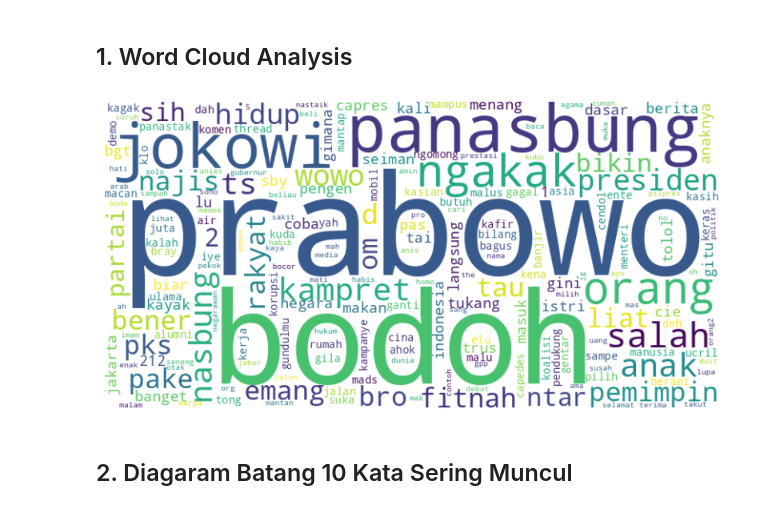
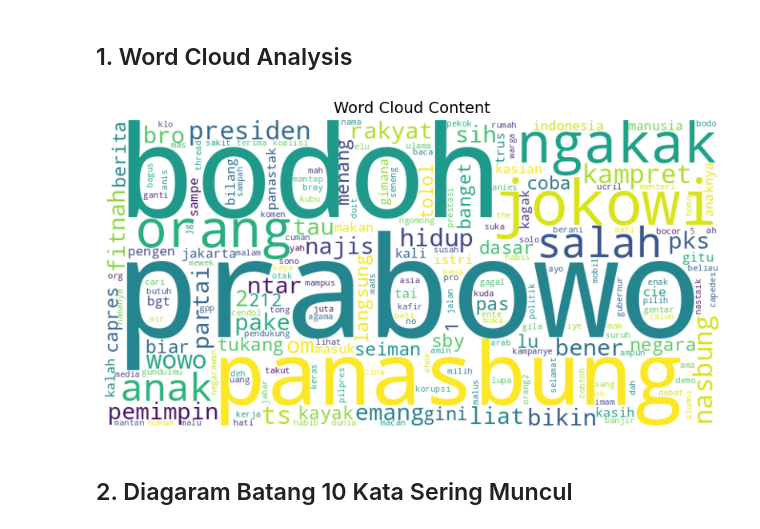
Before and after one commit to dika-maulidal/ffff, a Jupyter notebook: TA_Fufufafa.ipynb, the cells around one changed output. Cells and saved outputs as stored; diff of their text form; code cells hidden in the pictures.

```diff
--- a/TA_Fufufafa.ipynb
+++ b/TA_Fufufafa.ipynb
@@ -83,7 +83,7 @@ import string
 import re
 
 # Stopwords manual
-manual_stopwords = ["kaskus", "id", "images", "png", "http", "https", "yang", "yg", "iya", "gak", "ada", "adalah", "tegas","rp", "ya","aja","lo","gan", "gw", "ane", "kalo","udah","tuh","ga", "si","nih","nya"]
+manual_stopwords = ["kaskus", "d","id", "images", "png", "http", "https", "yang", "yg", "iya", "gak", "ada", "adalah", "tegas","rp", "ya","aja","lo","gan", "gw", "ane", "kalo","udah","tuh","ga", "si","nih","nya"]
 # Baca stopwords tambahan dari file txt
 with open('/content/stopwords_id.txt', 'r') as file:
     file_stopwords = file.read().splitlines()
@@ -91,7 +91,7 @@ with open('/content/stopwords_id.txt', 'r') as file:
 # Gabungkan stopwords
 all_stopwords = set(manual_stopwords + file_stopwords)
 
-def preprocess_thread_title(text):
+def preprocess_post_content(text):
     # 1. Ubah ke huruf kecil
     text = text.lower()
     # 2. Hapus URL
@@ -102,7 +102,7 @@ def preprocess_thread_title(text):
     text = ' '.join(word for word in text.split() if word not in all_stopwords)
     return text
 # %%
-df['Post Clean'] = df['Post Content'].apply(preprocess_thread_title)
+df['Post Clean'] = df['Post Content'].apply(preprocess_post_content)
 df.head()
 # %% [output]
 |  | Date | Replied To | Thread Title | Post Content | Post Clean |
@@ -126,22 +126,23 @@ Setelah data di pre-processing kemudian kita analisa data yang sudah di pre-proc
 # %%
 from wordcloud import WordCloud
 from collections import Counter
 
 all_words = ' '.join(df['Post Clean']).split()
 
 # Hitung frekuensi kata
 word_freq = Counter(all_words)
 
 wordcloud = WordCloud(width=800, height=400, background_color='white').generate_from_frequencies(word_freq)
 
 # Tampilkan WordCloud
 plt.figure(figsize=(10, 5))
 plt.imshow(wordcloud, interpolation='bilinear')
 plt.axis('off')
+plt.title('Word Cloud Content', fontsize=14)
 plt.savefig('wordcloud_fufufafa.png', transparent=True, dpi=300)
 plt.show()
 # %% [output]
-[figure, old version]
+[figure, new version]
 # %% [markdown]
 ## 2. Diagaram Batang 10 Kata Sering Muncul
 # %%
```
Also changed, not shown: parts of 8 cells of this notebook.
